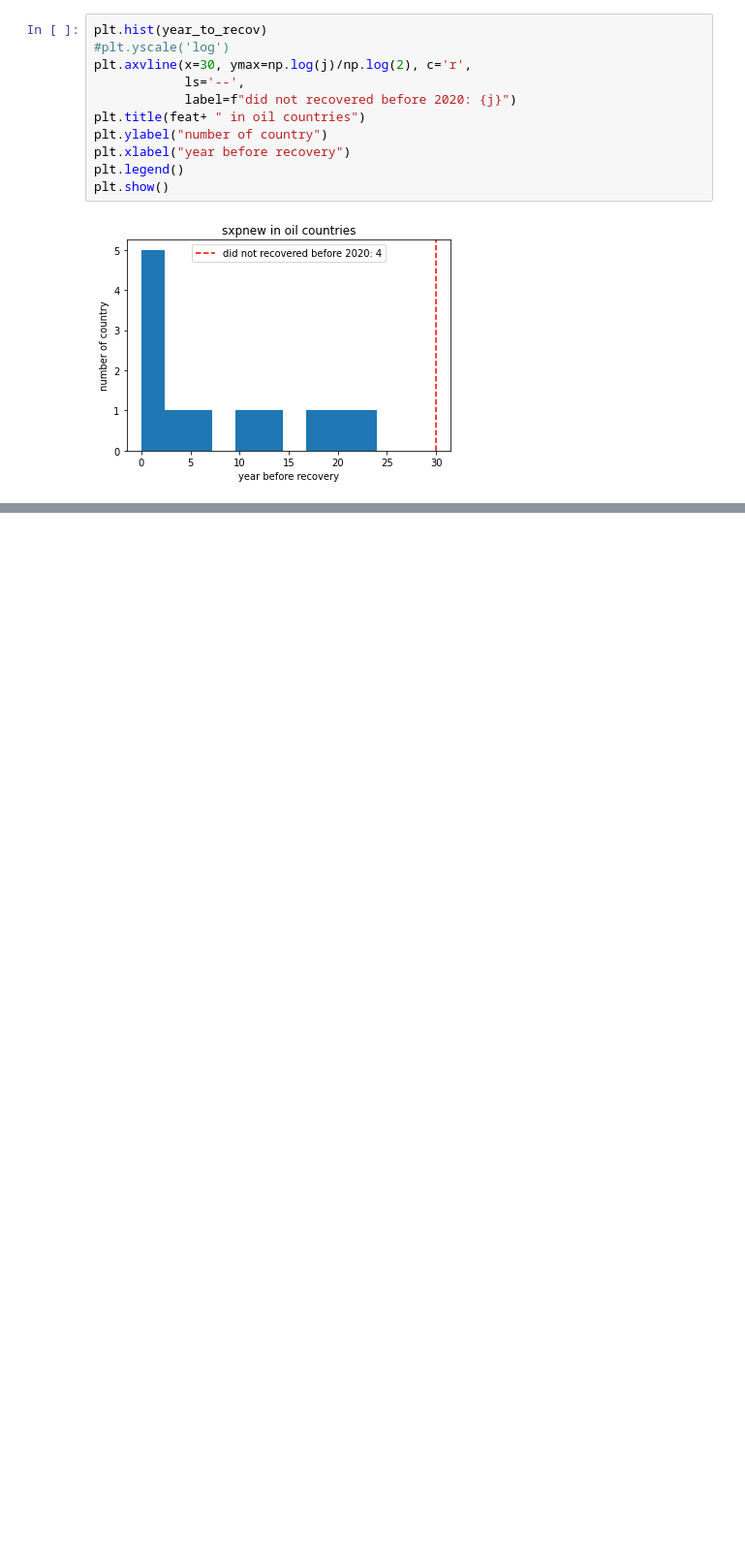
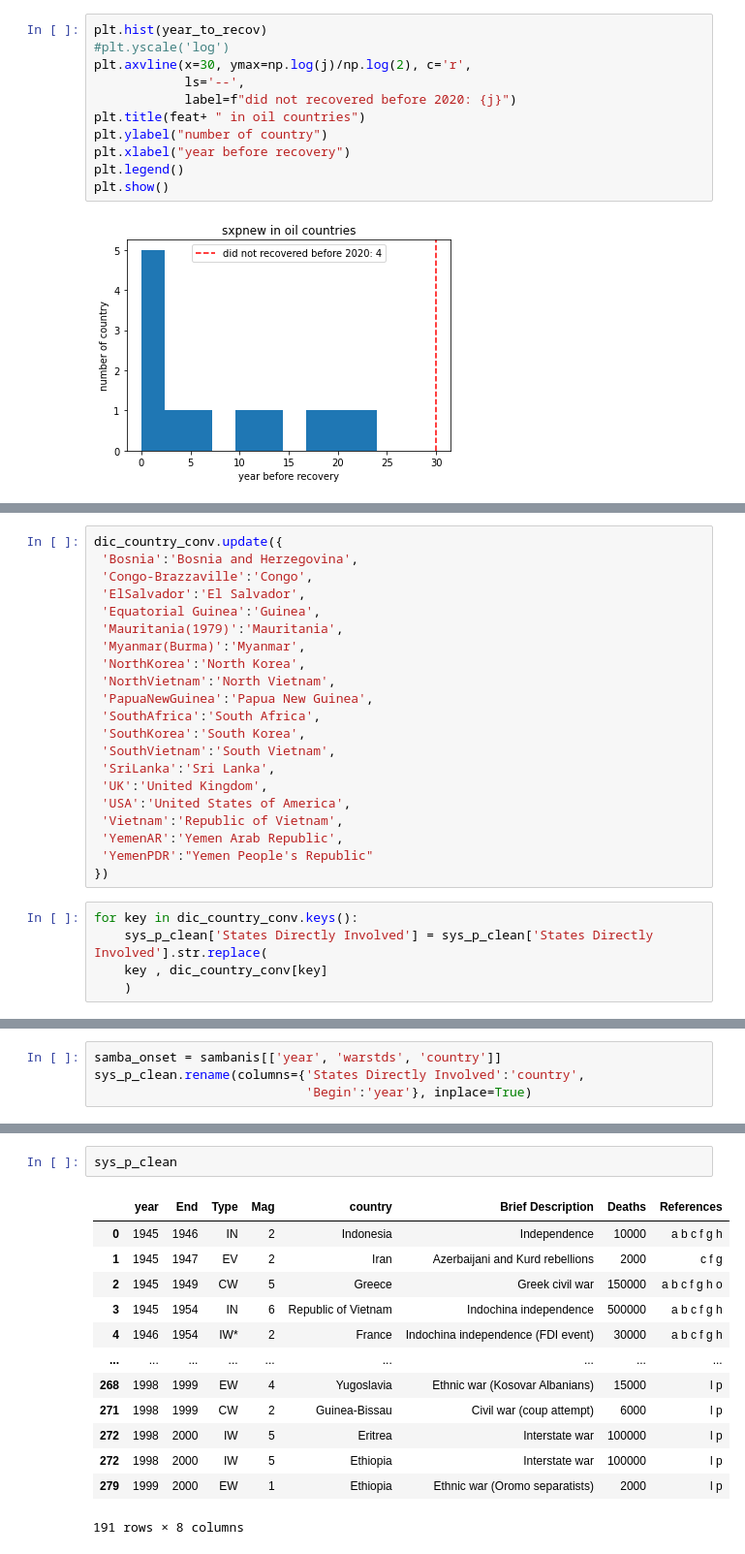
Before and after one commit to epfl-ada/ada-2020-project-milestone-p3-p3_cadastrophe, a Jupyter notebook: Data_Exploration.ipynb, the cells around one changed output, grey strips where cells are left out. Shown at 97% size. Cells and saved outputs as stored; diff of their text form; blank space fills up the shorter version.

```diff
--- a/Data_Exploration.ipynb
+++ b/Data_Exploration.ipynb
@@ -1304,0 +1375,26 @@ plt.show()
+# %%
+dic_country_conv.update({
+ 'Bosnia':'Bosnia and Herzegovina',
+ 'Congo-Brazzaville':'Congo',
+ 'ElSalvador':'El Salvador',
+ 'Equatorial Guinea':'Guinea',
+ 'Mauritania(1979)':'Mauritania',
+ 'Myanmar(Burma)':'Myanmar',
+ 'NorthKorea':'North Korea',
+ 'NorthVietnam':'North Vietnam',
+ 'PapuaNewGuinea':'Papua New Guinea',
+ 'SouthAfrica':'South Africa',
+ 'SouthKorea':'South Korea',
+ 'SouthVietnam':'South Vietnam',
+ 'SriLanka':'Sri Lanka',
+ 'UK':'United Kingdom',
+ 'USA':'United States of America',
+ 'Vietnam':'Republic of Vietnam',
+ 'YemenAR':'Yemen Arab Republic',
+ 'YemenPDR':"Yemen People's Republic"
+})
+# %%
+for key in dic_country_conv.keys():
+    sys_p_clean['States Directly Involved'] = sys_p_clean['States Directly Involved'].str.replace(
+    key , dic_country_conv[key]
+    )
@@ -1304,0 +1417,4 @@ plt.show()
+# %%
+samba_onset = sambanis[['year', 'warstds', 'country']]
+sys_p_clean.rename(columns={'States Directly Involved':'country',
+                            'Begin':'year'}, inplace=True)
@@ -1304,0 +1437,16 @@ plt.show()
+# %%
+sys_p_clean
+# %% [output]
+|  | year | End | Type | Mag | country | Brief Description | Deaths | References |
+| 0 | 1945 | 1946 | IN | 2 | Indonesia | Independence | 10000 | a b c f g h |
+| 1 | 1945 | 1947 | EV | 2 | Iran | Azerbaijani and Kurd rebellions | 2000 | c f g |
+| 2 | 1945 | 1949 | CW | 5 | Greece | Greek civil war | 150000 | a b c f g h o |
+| 3 | 1945 | 1954 | IN | 6 | Republic of Vietnam | Indochina independence | 500000 | a b c f g h |
+| 4 | 1946 | 1954 | IW* | 2 | France | Indochina independence (FDI event) | 30000 | a b c f g h |
+| ... | ... | ... | ... | ... | ... | ... | ... | ... |
+| 268 | 1998 | 1999 | EW | 4 | Yugoslavia | Ethnic war (Kosovar Albanians) | 15000 | l p |
+| 271 | 1998 | 1999 | CW | 2 | Guinea-Bissau | Civil war (coup attempt) | 6000 | l p |
+| 272 | 1998 | 2000 | IW | 5 | Eritrea | Interstate war | 100000 | l p |
+| 272 | 1998 | 2000 | IW | 5 | Ethiopia | Interstate war | 100000 | l p |
+| 279 | 1999 | 2000 | EW | 1 | Ethiopia | Ethnic war (Oromo separatists) | 2000 | l p |
+191 rows × 8 columns
```
Also changed, not shown: parts of 33 cells of this notebook, 1 other file.
